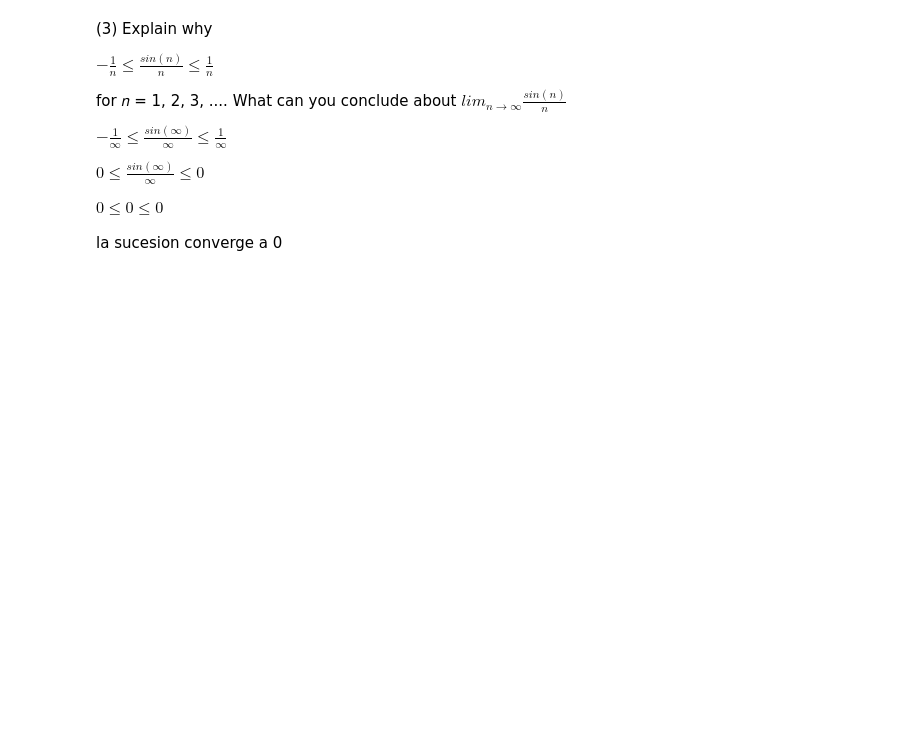
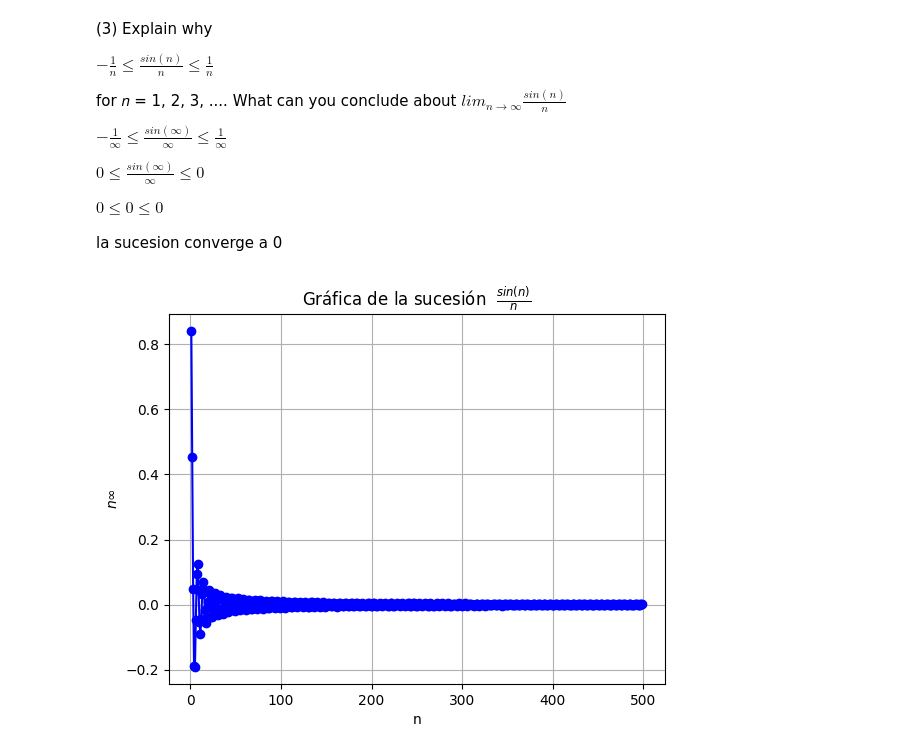
Before and after one commit to Juanm3005/trabajo-grupo-aplicadas, a Jupyter notebook: taller_sucesiones.ipynb, the cells around one changed output. Drawn from its saved outputs; the diff is of its cells as text; code cells hidden in the pictures; blank space fills up the shorter version.

```diff
--- a/taller_sucesiones.ipynb
+++ b/taller_sucesiones.ipynb
@@ -358,3 +358,22 @@ $0\leq \frac{sin(∞)}{∞}\leq 0$
 $0\leq 0 \leq 0$
 
 la sucesion converge a 0
+# %%
+def b_n(n):
+    return (np.sin(n))/n
+
+# Crear un rango de valores para n (usando np.arange para enteros)
+n_values = np.arange(1,500)
+
+# Calcular los valores de b_n para cada n
+a_values = [b_n(n) for n in n_values]
+
+# Graficar la sucesión
+plt.plot(n_values, a_values, marker='o', linestyle='-', color='b')
+plt.title('Gráfica de la sucesión  $\\frac{sin(n)}{n}$')
+plt.xlabel('n')
+plt.ylabel('$n \infty$')
+plt.grid(True)
+plt.show()
+# %% [output]
+[figure, added]
```
